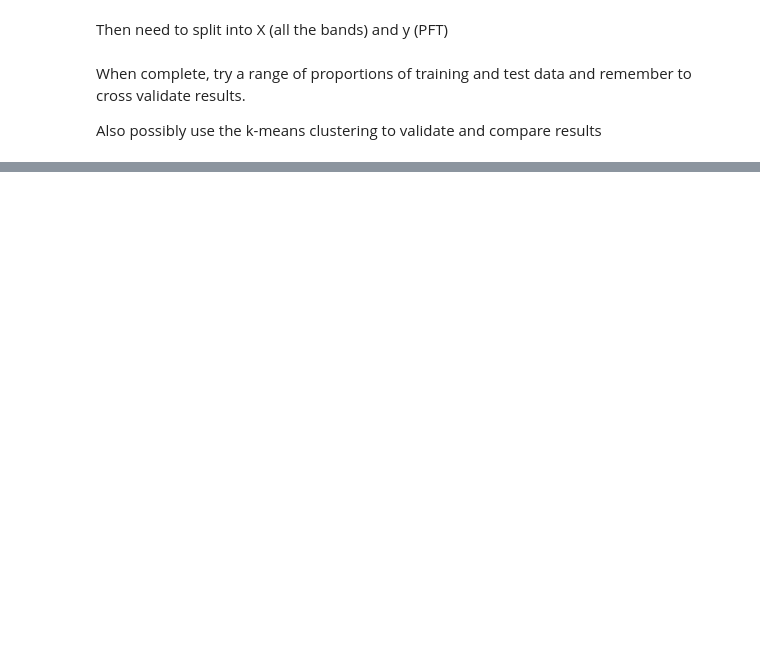
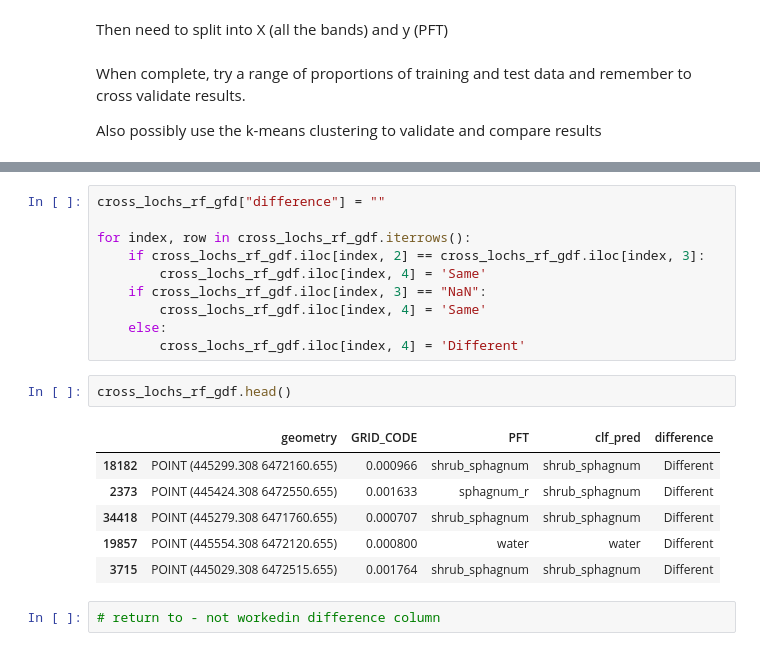
Before and after one commit to rachelzwalker/Flow_Country_HSI_and_PSM, a Jupyter notebook: python_notebooks/supervised/Random_Forest_preparation.ipynb, the cells around one changed output, grey strips where cells are left out. Cells and saved outputs as stored; diff of their text form; blank space fills up the shorter version.

```diff
--- a/python_notebooks/supervised/Random_Forest_preparation.ipynb
+++ b/python_notebooks/supervised/Random_Forest_preparation.ipynb
@@ -305,0 +161,21 @@ print("%0.2f accuracy with a standard deviation of %0.2f" % (test_score.mean(),
+# %%
+cross_lochs_rf_gfd["difference"] = ""
+
+for index, row in cross_lochs_rf_gdf.iterrows():
+    if cross_lochs_rf_gdf.iloc[index, 2] == cross_lochs_rf_gdf.iloc[index, 3]:
+        cross_lochs_rf_gdf.iloc[index, 4] = 'Same'
+    if cross_lochs_rf_gdf.iloc[index, 3] == "NaN":
+        cross_lochs_rf_gdf.iloc[index, 4] = 'Same'
+    else:
+        cross_lochs_rf_gdf.iloc[index, 4] = 'Different'
+# %%
+cross_lochs_rf_gdf.head()
+# %% [output]
+|  | geometry | GRID_CODE | PFT | clf_pred | difference |
+| 18182 | POINT (445299.308 6472160.655) | 0.000966 | shrub_sphagnum | shrub_sphagnum | Different |
+| 2373 | POINT (445424.308 6472550.655) | 0.001633 | sphagnum_r | shrub_sphagnum | Different |
+| 34418 | POINT (445279.308 6471760.655) | 0.000707 | shrub_sphagnum | shrub_sphagnum | Different |
+| 19857 | POINT (445554.308 6472120.655) | 0.000800 | water | water | Different |
+| 3715 | POINT (445029.308 6472515.655) | 0.001764 | shrub_sphagnum | shrub_sphagnum | Different |
+# %%
+# return to - not workedin difference column
```
Also changed, not shown: parts of 25 cells of this notebook.
